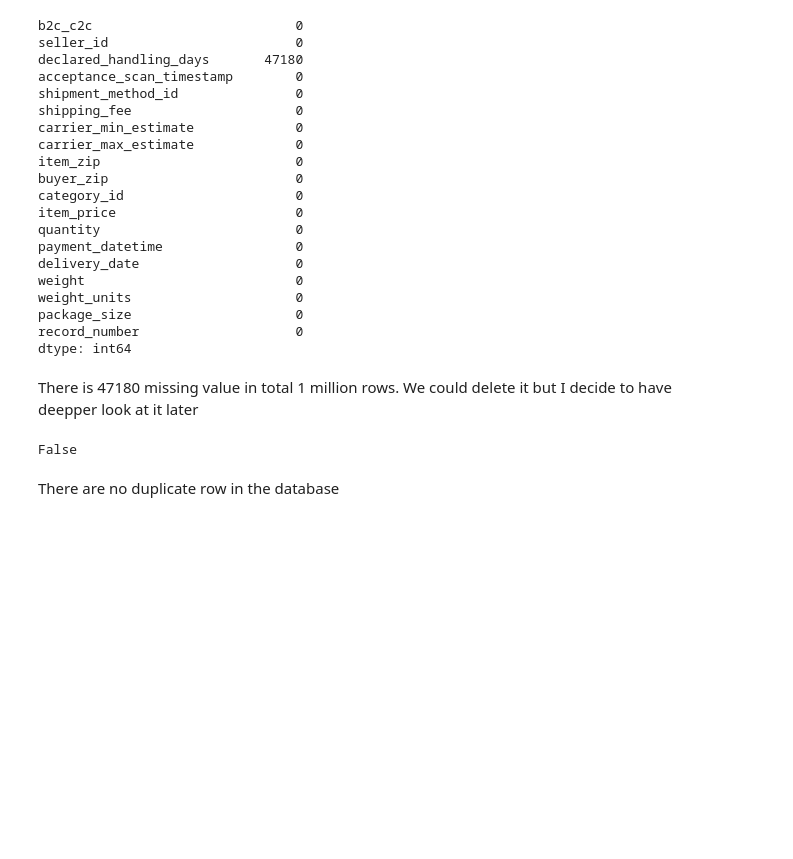
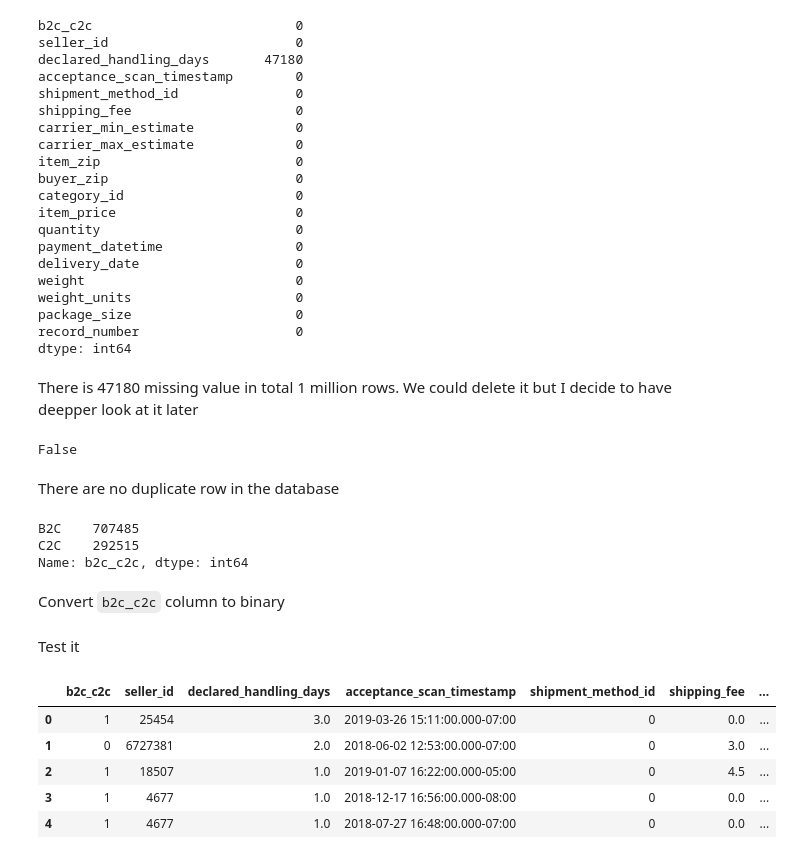
Before and after one commit to henry-vuong/Capstone_Prediction_delivery_time, a Jupyter notebook: notebooks/Ebay data explore.ipynb, the cells around one changed output. Saved outputs shown, nothing was run; the diff lists cells and outputs as text; code cells hidden in the pictures; blank space fills up the shorter version.

```diff
--- a/notebooks/Ebay data explore.ipynb
+++ b/notebooks/Ebay data explore.ipynb
@@ -116,3 +133,25 @@ df_ebay.duplicated().any()
 False
 # %% [markdown]
 There are no duplicate row in the database
+# %%
+#checking the b2c_c2c column
+df_ebay['b2c_c2c'].value_counts()
+# %% [output]
+B2C    707485
+C2C    292515
+Name: b2c_c2c, dtype: int64
+# %% [markdown]
+Convert `b2c_c2c` column to binary
+# %%
+df_ebay['b2c_c2c']= np.where(df_ebay['b2c_c2c']=='B2C', 1, 0)
+# %% [markdown]
+Test it
+# %%
+df_ebay.head()
+# %% [output]
+|  | b2c_c2c | seller_id | declared_handling_days | acceptance_scan_timestamp | shipment_method_id | shipping_fee | ... |
+| 0 | 1 | 25454 | 3.0 | 2019-03-26 15:11:00.000-07:00 | 0 | 0.0 | ... |
+| 1 | 0 | 6727381 | 2.0 | 2018-06-02 12:53:00.000-07:00 | 0 | 3.0 | ... |
+| 2 | 1 | 18507 | 1.0 | 2019-01-07 16:22:00.000-05:00 | 0 | 4.5 | ... |
+| 3 | 1 | 4677 | 1.0 | 2018-12-17 16:56:00.000-08:00 | 0 | 0.0 | ... |
+| 4 | 1 | 4677 | 1.0 | 2018-07-27 16:48:00.000-07:00 | 0 | 0.0 | ... |
```
Also changed, not shown: parts of 3 cells of this notebook.
